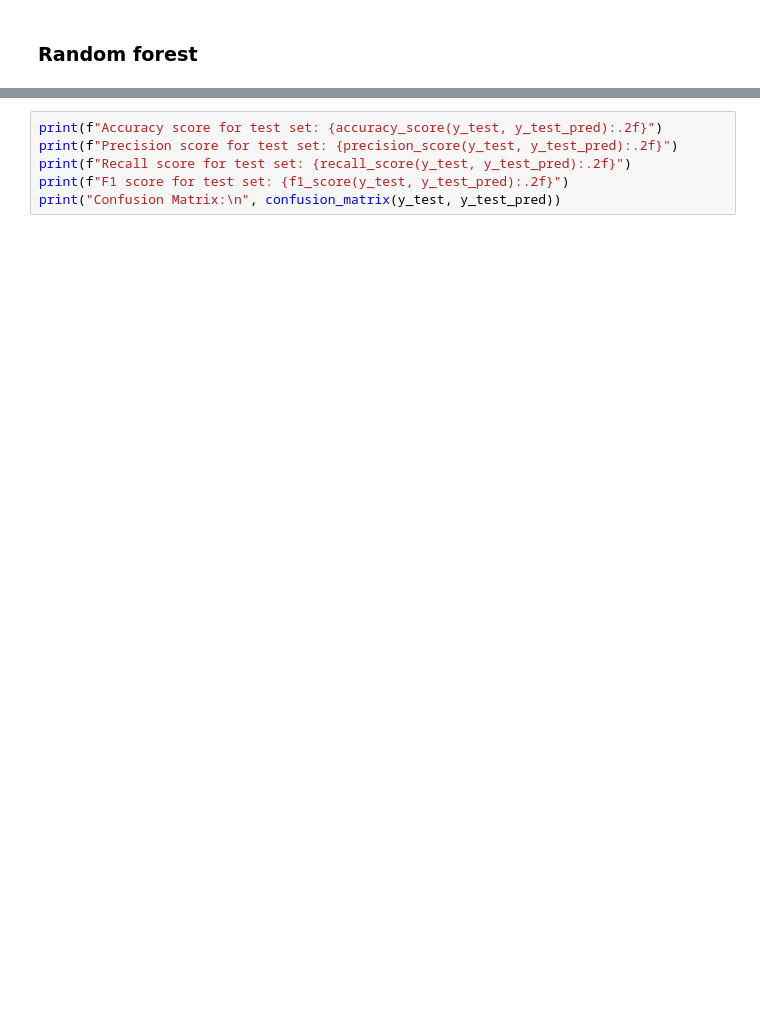
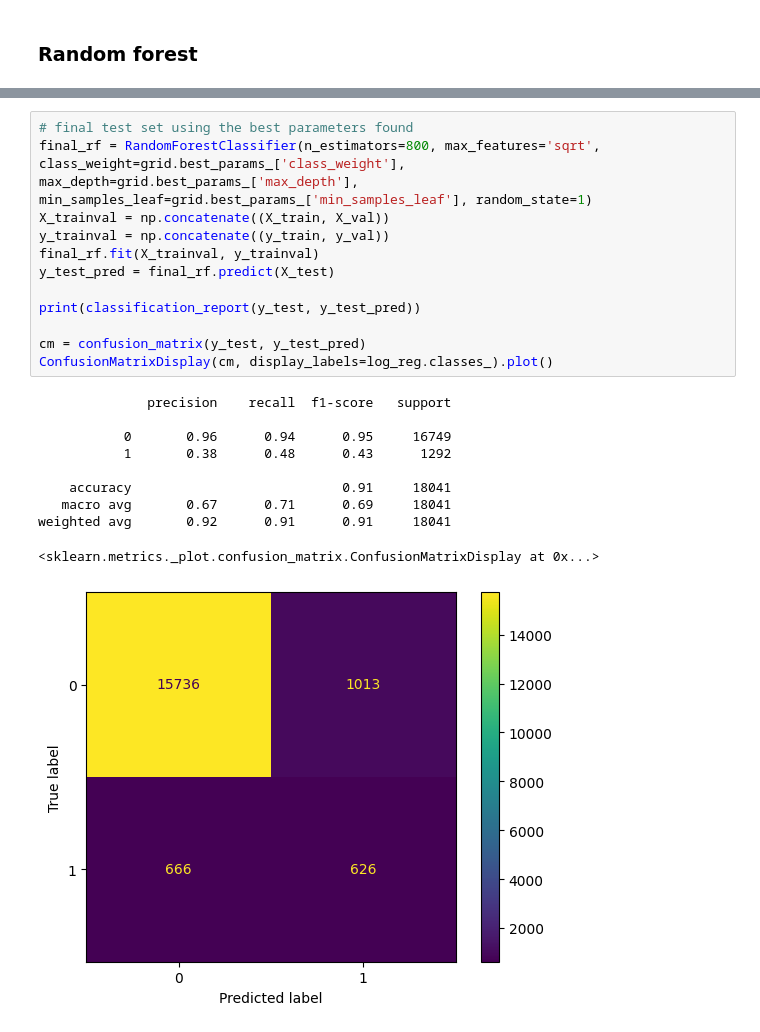
Before and after one commit to daansku/dsb-project-25, a Jupyter notebook: main.ipynb, the cells around one changed output, grey strips where cells are left out. Cells and saved outputs as stored; diff of their text form; blank space fills up the shorter version.

```diff
--- a/main.ipynb
+++ b/main.ipynb
@@ -127,6 +149,23 @@ NameError: name 'df' is not defined
 # %%
-print(f"Accuracy score for test set: {accuracy_score(y_test, y_test_pred):.2f}")
-print(f"Precision score for test set: {precision_score(y_test, y_test_pred):.2f}")
-print(f"Recall score for test set: {recall_score(y_test, y_test_pred):.2f}")
-print(f"F1 score for test set: {f1_score(y_test, y_test_pred):.2f}")
-print("Confusion Matrix:\n", confusion_matrix(y_test, y_test_pred))
+# final test set using the best parameters found
+final_rf = RandomForestClassifier(n_estimators=800, max_features='sqrt', class_weight=grid.best_params_['class_weight'], max_depth=grid.best_params_['max_depth'], min_samples_leaf=grid.best_params_['min_samples_leaf'], random_state=1)
+X_trainval = np.concatenate((X_train, X_val))
+y_trainval = np.concatenate((y_train, y_val))
+final_rf.fit(X_trainval, y_trainval)
+y_test_pred = final_rf.predict(X_test)
+
+print(classification_report(y_test, y_test_pred))
+
+cm = confusion_matrix(y_test, y_test_pred)
+ConfusionMatrixDisplay(cm, display_labels=log_reg.classes_).plot()
+# %% [output]
+              precision    recall  f1-score   support
+
+           0       0.96      0.94      0.95     16749
+           1       0.38      0.48      0.43      1292
+
+    accuracy                           0.91     18041
+   macro avg       0.67      0.71      0.69     18041
+weighted avg       0.92      0.91      0.91     18041
+<sklearn.metrics._plot.confusion_matrix.ConfusionMatrixDisplay at 0x...>
+[figure, added]
```
Also changed, not shown: parts of 8 cells of this notebook.
